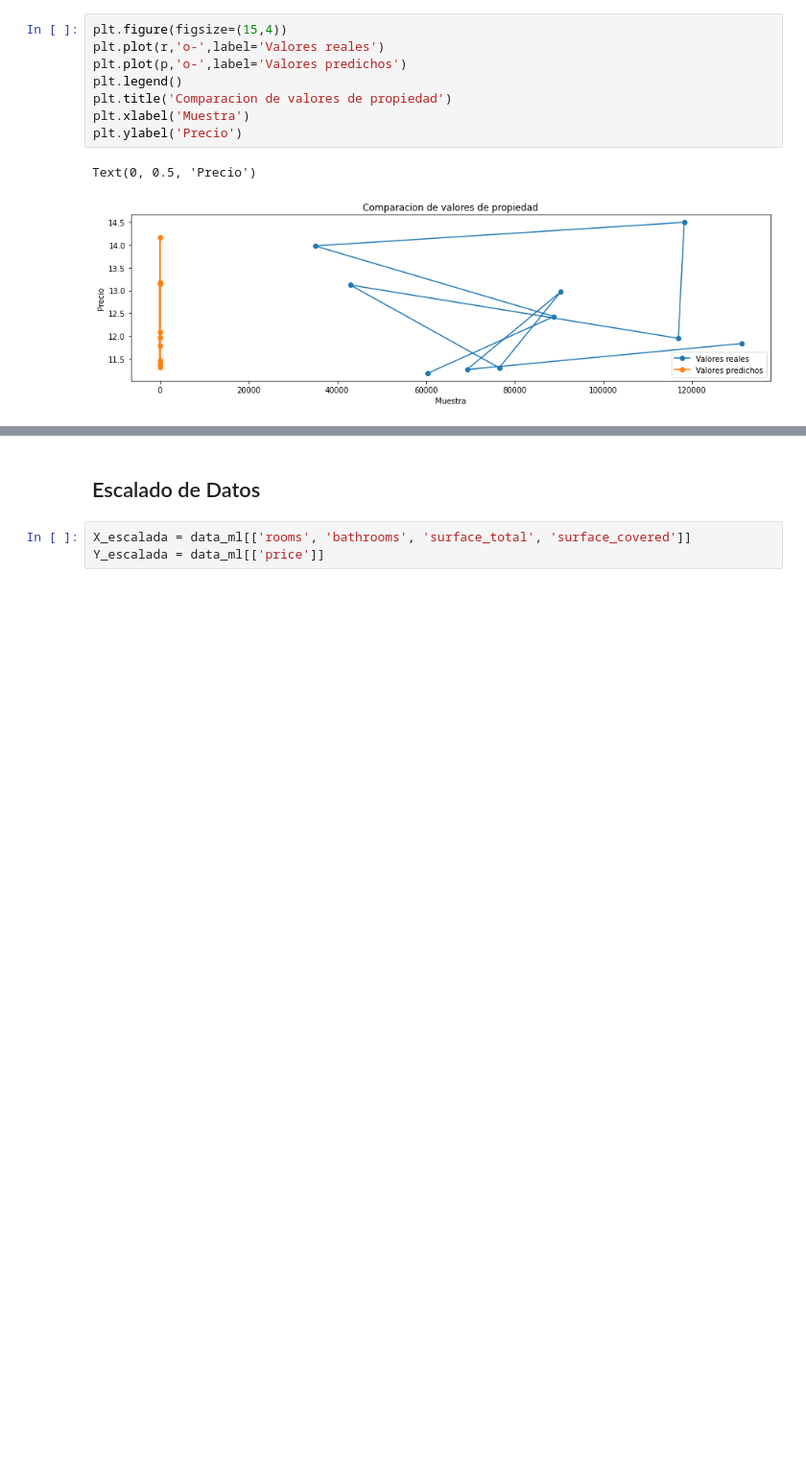
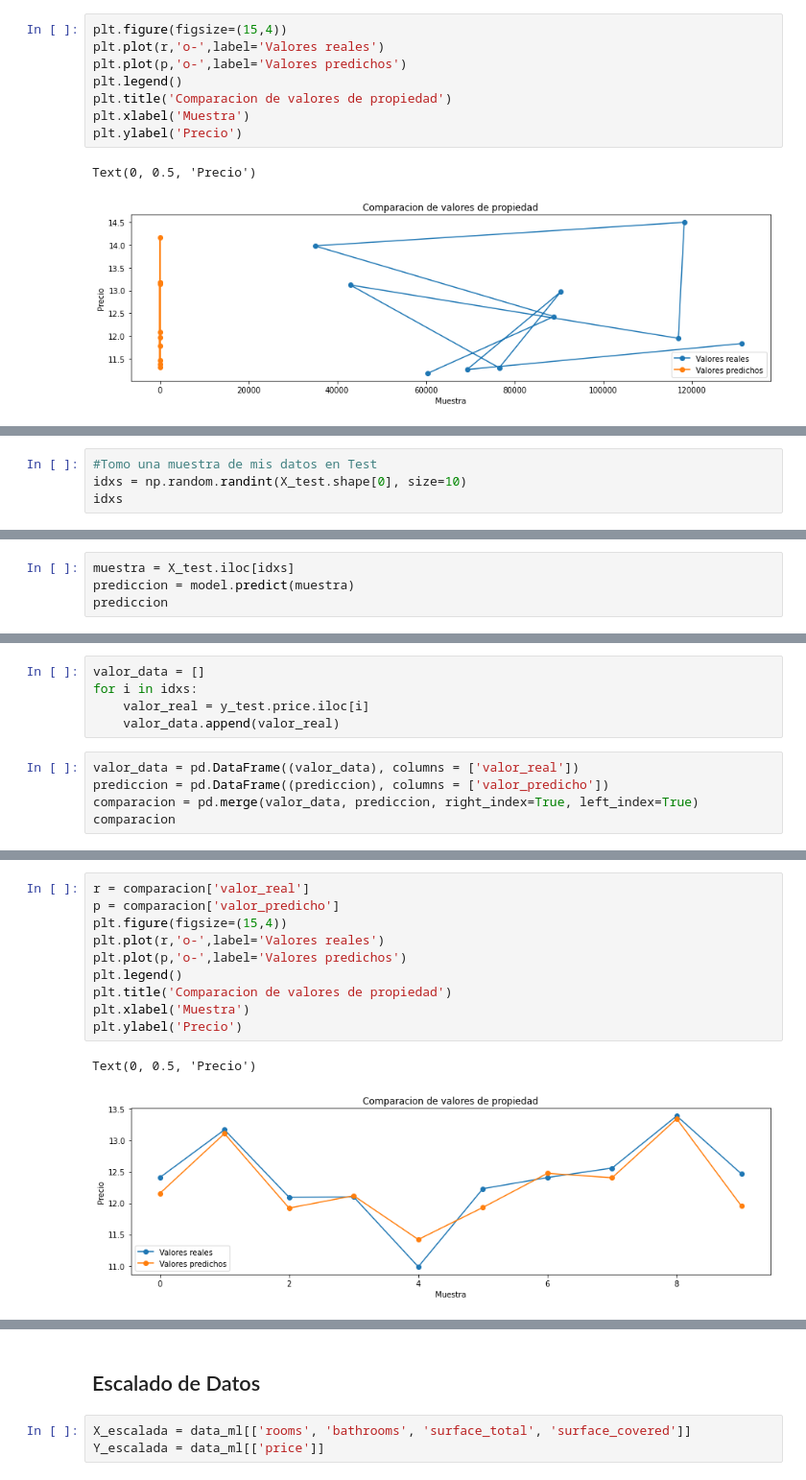
Before and after one commit to nestorjuarezR/Data_Science, a Jupyter notebook: Proyecto_4.ipynb, the cells around one changed output, grey strips where cells are left out. Shown at 96% size. Drawn from its saved outputs; the diff is of its cells as text; blank space fills up the shorter version.

Commit message:
Prueba diferentes modelos Regresion Lineal --> Creado mediante Colaboratory

```diff
--- a/Proyecto_4.ipynb
+++ b/Proyecto_4.ipynb
@@ -548,0 +696,4 @@ Text(0, 0.5, 'Precio')
+# %%
+#Tomo una muestra de mis datos en Test
+idxs = np.random.randint(X_test.shape[0], size=10)
+idxs
@@ -548,0 +703,4 @@ Text(0, 0.5, 'Precio')
+# %%
+muestra = X_test.iloc[idxs]
+prediccion = model.predict(muestra)
+prediccion
@@ -548,0 +718,10 @@ Text(0, 0.5, 'Precio')
+# %%
+valor_data = []
+for i in idxs:
+    valor_real = y_test.price.iloc[i]
+    valor_data.append(valor_real)
+# %%
+valor_data = pd.DataFrame((valor_data), columns = ['valor_real'])
+prediccion = pd.DataFrame((prediccion), columns = ['valor_predicho'])
+comparacion = pd.merge(valor_data, prediccion, right_index=True, left_index=True)
+comparacion
@@ -548,0 +740,13 @@ Text(0, 0.5, 'Precio')
+# %%
+r = comparacion['valor_real']
+p = comparacion['valor_predicho']
+plt.figure(figsize=(15,4))
+plt.plot(r,'o-',label='Valores reales')
+plt.plot(p,'o-',label='Valores predichos')
+plt.legend()
+plt.title('Comparacion de valores de propiedad')
+plt.xlabel('Muestra')
+plt.ylabel('Precio')
+# %% [output]
+Text(0, 0.5, 'Precio')
+[figure, added]
```
Also changed, not shown: parts of 37 cells of this notebook.
